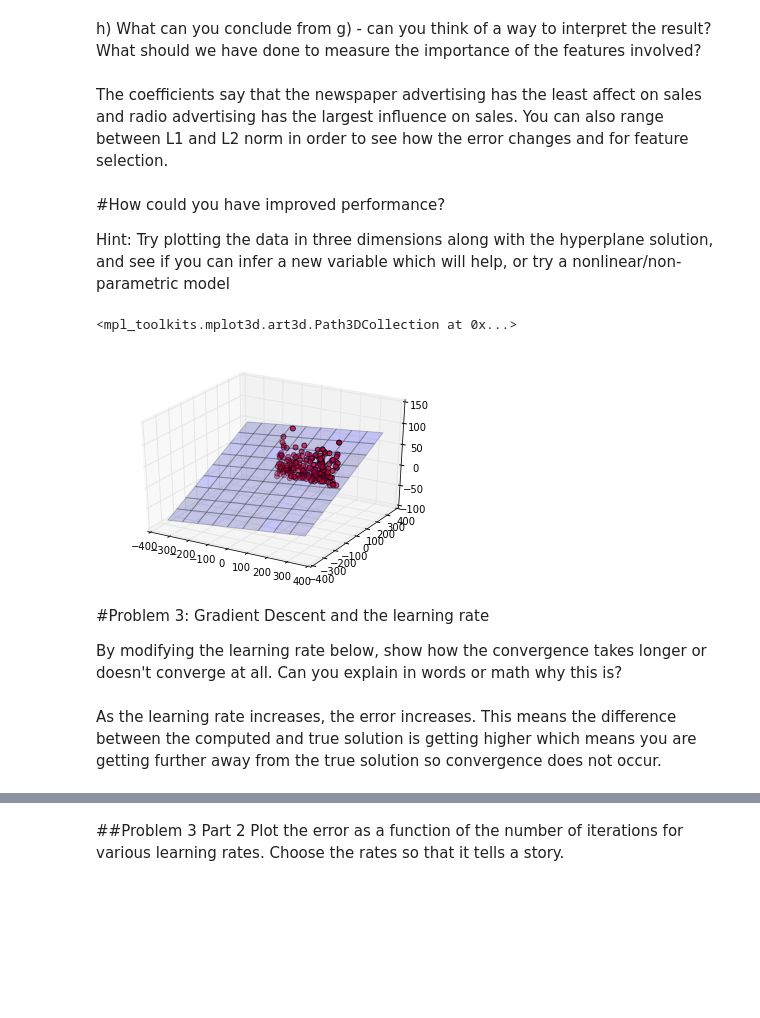
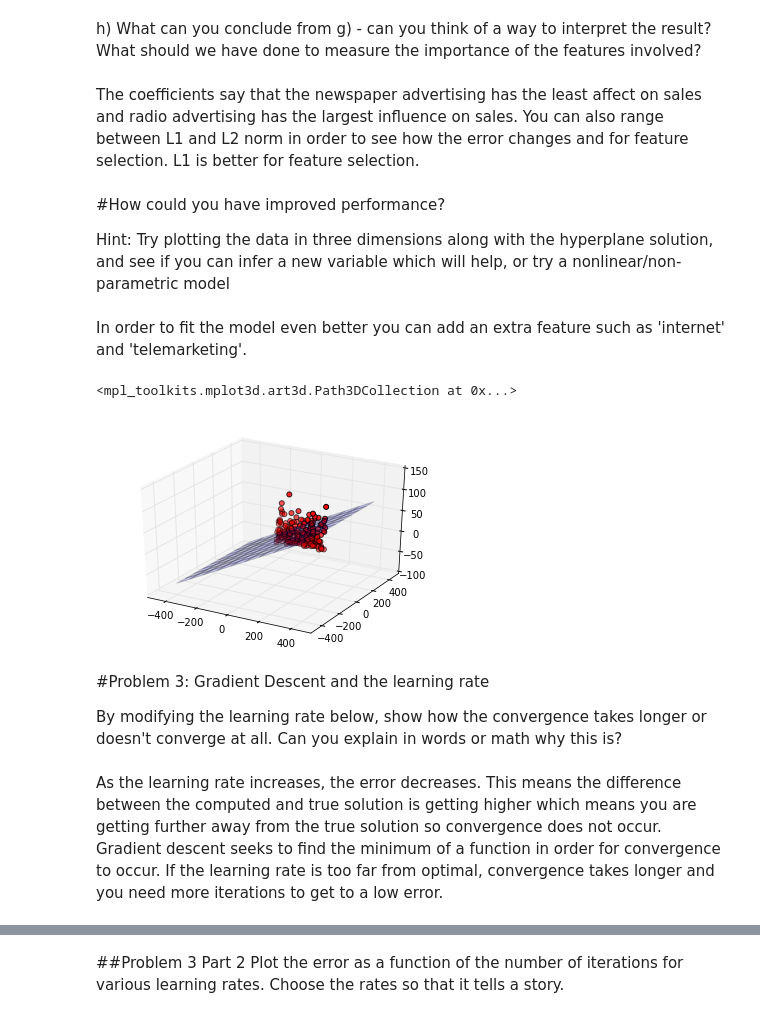
Before and after one commit to Columbia-Intro-Data-Science/python-introduction-puthes, a Jupyter notebook: homework1.ipynb, the cells around one changed output, grey strips where cells are left out. Drawn from its saved outputs; the diff is of its cells as text; code cells hidden in the pictures; blank space fills up the shorter version.

```diff
--- a/homework1.ipynb
+++ b/homework1.ipynb
@@ -271,34 +270,36 @@ print('Coefficients: \n', regr.coef_)
 
 h) What can you conclude from g) - can you think of a way to interpret the result? What should we have done to measure the importance of the features involved?
 # %% [markdown]
-The coefficients say that the newspaper advertising has the least affect on sales and radio advertising has the largest influence on sales.  You can also range between L1 and L2 norm in order to see how the error changes and for feature selection.
+The coefficients say that the newspaper advertising has the least affect on sales and radio advertising has the largest influence on sales.  You can also range between L1 and L2 norm in order to see how the error changes and for feature selection. L1 is better for feature selection.
 # %% [markdown]
 
 #How could you have improved performance?
 
 Hint: Try plotting the data in three dimensions along with the hyperplane solution, and see if you can infer a new variable which will help, or try a nonlinear/non-parametric model
+# %% [markdown]
+In order to fit the model even better you can add an extra feature such as 'internet' and 'telemarketing'.
 # %%
 fig = plt.figure()
-x = numpy.linspace(-350, 350, 10)
-y = numpy.linspace(-350, 350, 10)
+x = numpy.linspace(-400, 400, 10)
+y = numpy.linspace(-400, 400, 10)
 XX,YY = numpy.meshgrid(x,y)
-Z = regr.coef_[0,0]*XX + YY*regr.coef_[0,1] + regr.coef_[0,2]
+Z = regr.coef_[0,0] + XX*regr.coef_[0,1] + YY*regr.coef_[0,2]
 plt.title('R^2')
 ax = fig.gca(projection='3d')
 ax.plot_surface(XX, YY, Z, rstride=1, cstride=1, alpha=0.2)
 #ax.scatter(X[0,:], X[1,:], X[2,:], c='r', s=50)
 ax.scatter(df[['TV']],df[['radio']],df[['newspaper']],c='r', s=25)
 #plt.scatter(df['TV','radio','newspaper'])
 #plt.plot(y_test,y_test)
 # %% [output]
 <mpl_toolkits.mplot3d.art3d.Path3DCollection at 0x...>
-[figure, old version]
+[figure, new version]
 # %% [markdown]
 #Problem 3: Gradient Descent and the learning rate
 
 By modifying the learning rate below, show how the convergence takes longer or doesn't converge at all. Can you explain in words or math why this is?
 # %% [markdown]
-As the learning rate increases, the error increases.  This means the difference between the computed and true solution is getting higher which means you are getting further away from the true solution so convergence does not occur.
+As the learning rate increases, the error decreases.  This means the difference between the computed and true solution is getting higher which means you are getting further away from the true solution so convergence does not occur.  Gradient descent seeks to find the minimum of a function in order for convergence to occur.  If the learning rate is too far from optimal, convergence takes longer and you need more iterations to get to a low error.
 # %%
 from numpy import *
 
```
Also changed, not shown: parts of 10 cells of this notebook.
